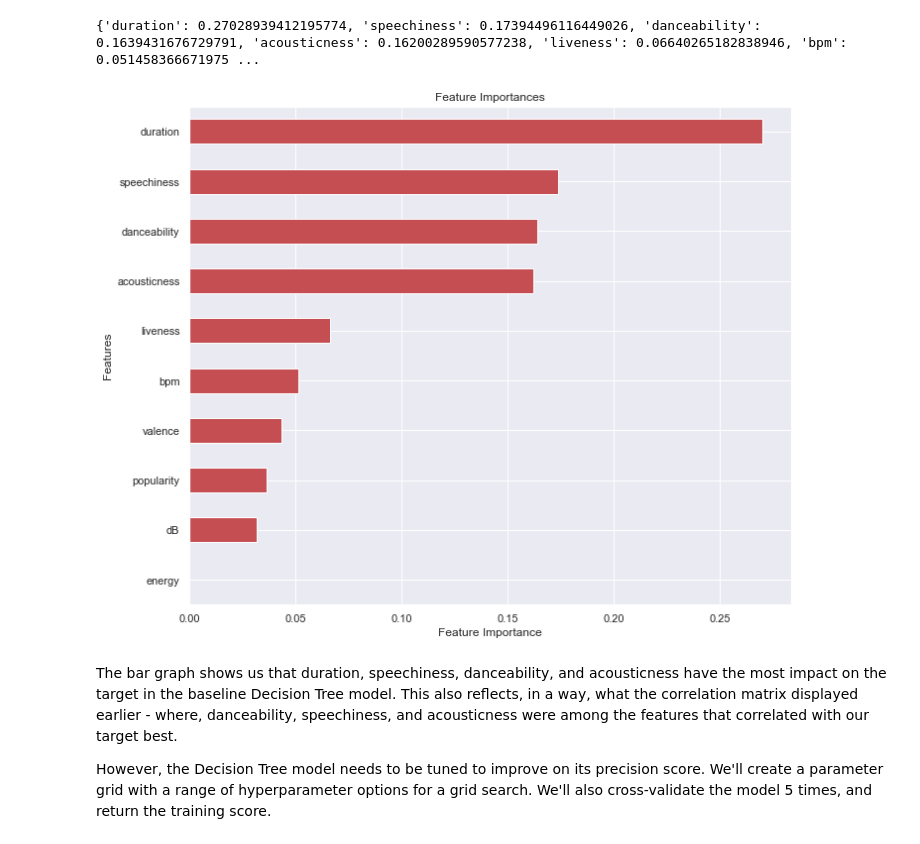
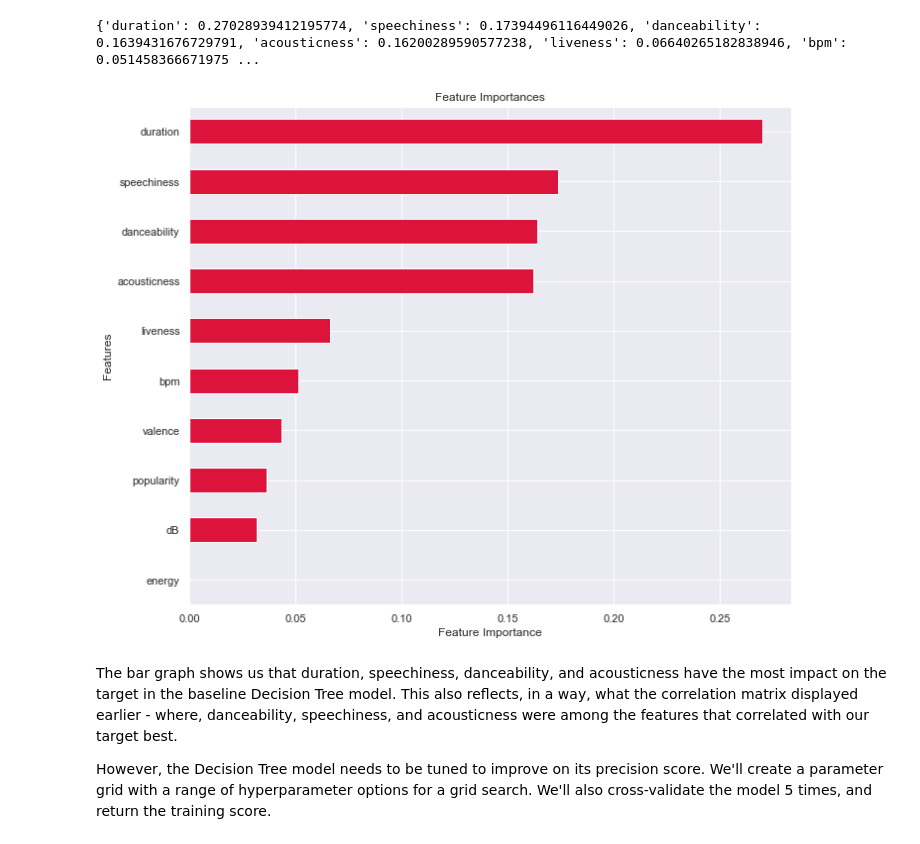
Before and after one commit to rookiescientist-andre/Pop-Genre-Classifier, a Jupyter notebook: Pop_Genre_Classifier.ipynb, the cells around one changed output. Cells and saved outputs as stored; diff of their text form; code cells hidden in the pictures.

```diff
--- a/Pop_Genre_Classifier.ipynb
+++ b/Pop_Genre_Classifier.ipynb
@@ -335,17 +331,17 @@ print(feature_rankings)
 # %%
 # Visualize the feature importances
 importances = tree_clf.feature_importances_
 important_features = pd.Series(importances, index=X_train.columns)
 
 
 fig, ax = plt.subplots(figsize=(10, 8))
-important_features.nsmallest(10).plot(kind='barh', color='r')
+important_features.nsmallest(10).plot(kind='barh', color='crimson')
 ax.set_title("Feature Importances")
 ax.set_xlabel("Feature Importance")
 ax.set_ylabel("Features")
 fig.tight_layout()
 # %% [output]
-[figure, old version]
+[figure, new version]
 # %% [markdown]
 The bar graph shows us that duration, speechiness, danceability, and acousticness have the most impact on the target in the baseline Decision Tree model. This also reflects, in a way, what the correlation matrix displayed earlier - where, danceability, speechiness, and acousticness were among the features that correlated with our target best.
 
```
Also changed, not shown: parts of 19 cells of this notebook, 6 other files.
